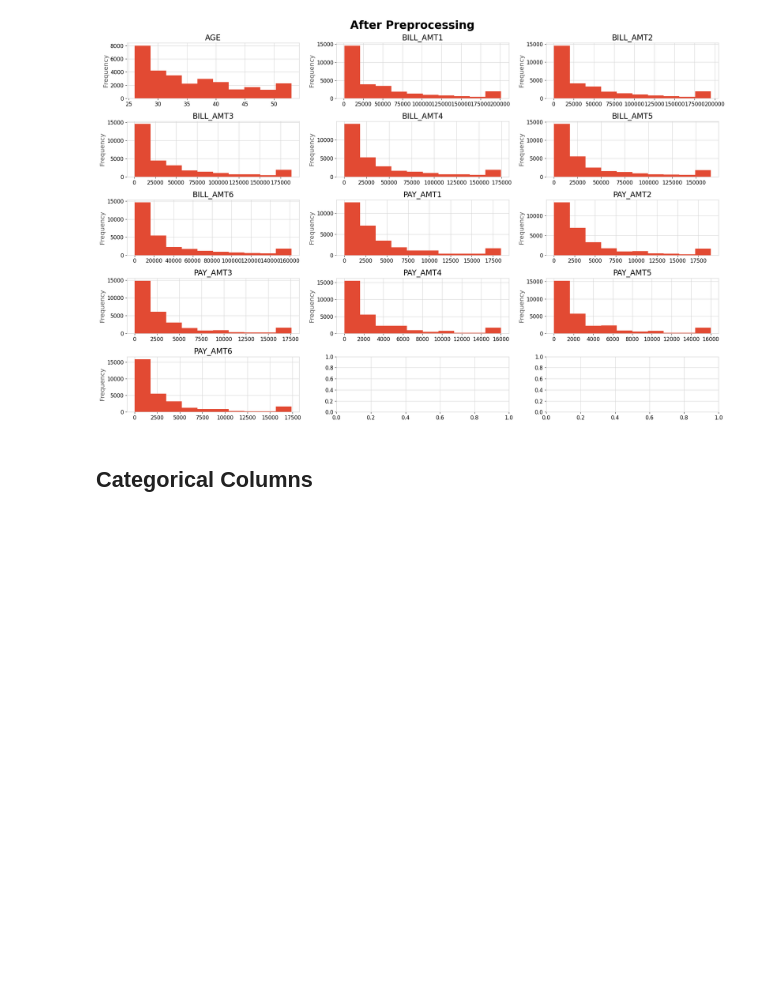
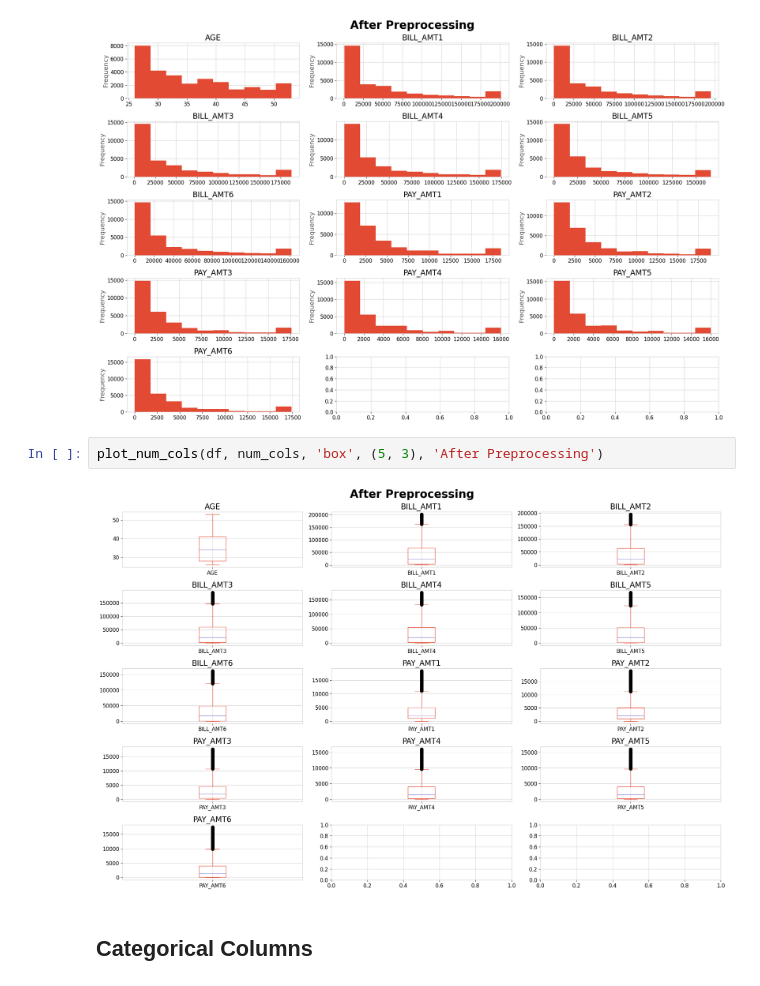
Before and after one commit to arv-anshul/inueron-credit-card-default-prediction, a Jupyter notebook: notebooks/1.0_arv-anshul_EDA.ipynb, the cells around one changed output. Drawn from its saved outputs; the diff is of its cells as text; blank space fills up the shorter version.

```diff
--- a/notebooks/1.0_arv-anshul_EDA.ipynb
+++ b/notebooks/1.0_arv-anshul_EDA.ipynb
@@ -298,6 +336,10 @@ plot_num_cols(df, num_cols, 'hist', (5, 3), 'After Preprocessing',
               savefig_path='plots/num_cols_after_preprocessing.png')
 # %% [output]
 [figure]
+# %%
+plot_num_cols(df, num_cols, 'box', (5, 3), 'After Preprocessing')
+# %% [output]
+[figure, added]
 # %% [markdown]
 ## Categorical Columns
 # %%
```
Also changed, not shown: parts of 21 cells of this notebook, 6 other files.
